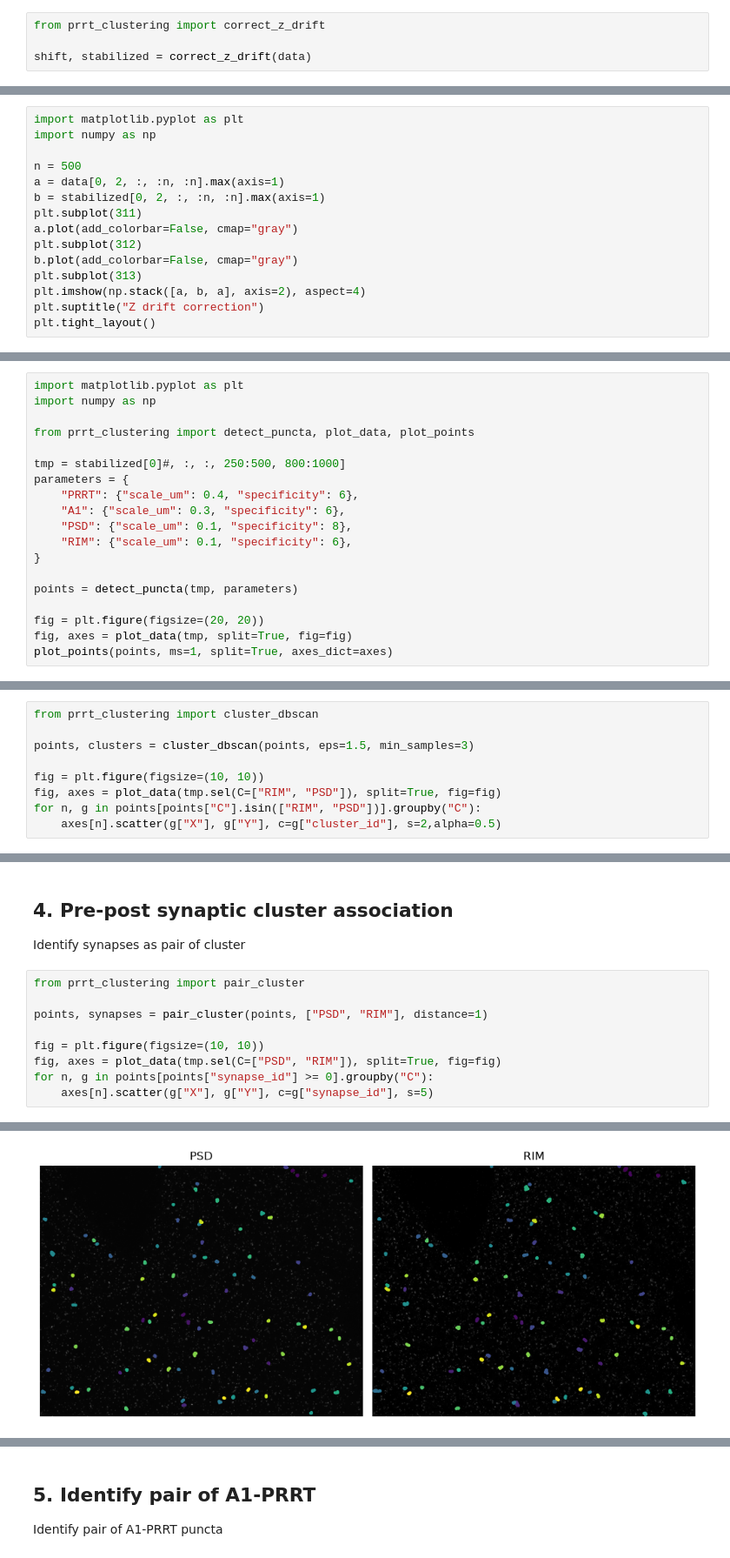
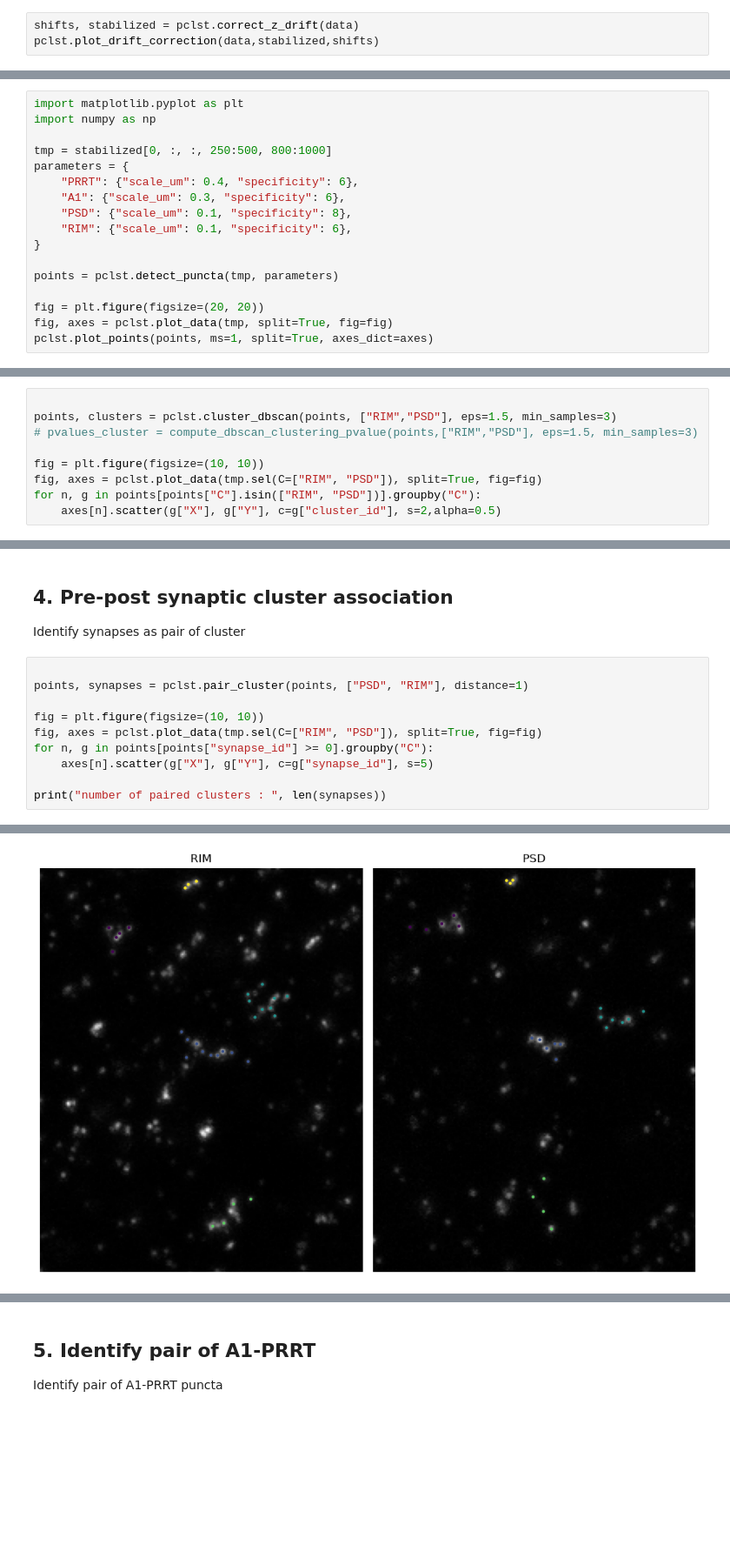
Before and after one commit to jboulanger/synex, a Jupyter notebook: notebooks/Analysis.ipynb, the cells around one changed output, grey strips where cells are left out. Shown at 87% size. Drawn from its saved outputs; the diff is of its cells as text; blank space fills up the shorter version.

```diff
--- a/notebooks/Analysis.ipynb
+++ b/notebooks/Analysis.ipynb
@@ -21,6 +23,5 @@ v.add_image(image.data, channel_axis=1, name=channels)
 # %% [markdown]
 # 2. Drift correction
 # %%
-from prrt_clustering import correct_z_drift
-
-shift, stabilized = correct_z_drift(data)
+shifts, stabilized = pclst.correct_z_drift(data)
+pclst.plot_drift_correction(data,stabilized,shifts)
@@ -35,16 +30 @@ plt.ylabel("shift [um]")
-# %%
-import matplotlib.pyplot as plt
-import numpy as np
-
-n = 500
-a = data[0, 2, :, :n, :n].max(axis=1)
-b = stabilized[0, 2, :, :n, :n].max(axis=1)
-plt.subplot(311)
-a.plot(add_colorbar=False, cmap="gray")
-plt.subplot(312)
-b.plot(add_colorbar=False, cmap="gray")
-plt.subplot(313)
-plt.imshow(np.stack([a, b, a], axis=2), aspect=4)
-plt.suptitle("Z drift correction")
-plt.tight_layout()
 # %%
@@ -60,9 +37,7 @@ plt.tight_layout()
 import matplotlib.pyplot as plt
 import numpy as np
 
-from prrt_clustering import detect_puncta, plot_data, plot_points
-
-tmp = stabilized[0]#, :, :, 250:500, 800:1000]
+tmp = stabilized[0, :, :, 250:500, 800:1000]
 parameters = {
     "PRRT": {"scale_um": 0.4, "specificity": 6},
     "A1": {"scale_um": 0.3, "specificity": 6},
@@ -70,11 +45,11 @@ parameters = {
     "RIM": {"scale_um": 0.1, "specificity": 6},
 }
 
-points = detect_puncta(tmp, parameters)
+points = pclst.detect_puncta(tmp, parameters)
 
 fig = plt.figure(figsize=(20, 20))
-fig, axes = plot_data(tmp, split=True, fig=fig)
-plot_points(points, ms=1, split=True, axes_dict=axes)
+fig, axes = pclst.plot_data(tmp, split=True, fig=fig)
+pclst.plot_points(points, ms=1, split=True, axes_dict=axes)
 # %% [output]
 (<Figure size 2000x2000 with 4 Axes>,
  {'A1': <Axes: title={'center': 'A1'}>,
@@ -98,12 +73,12 @@ for n, pts in points.groupby("C"):
 ## 3. Clustering of RIM and PSD channels
 Cluster points to identify potential synapses.
 # %%
-from prrt_clustering import cluster_dbscan
 
-points, clusters = cluster_dbscan(points, eps=1.5, min_samples=3)
+points, clusters = pclst.cluster_dbscan(points, ["RIM","PSD"], eps=1.5, min_samples=3)
+# pvalues_cluster = compute_dbscan_clustering_pvalue(points,["RIM","PSD"], eps=1.5, min_samples=3)
 
 fig = plt.figure(figsize=(10, 10))
-fig, axes = plot_data(tmp.sel(C=["RIM", "PSD"]), split=True, fig=fig)
+fig, axes = pclst.plot_data(tmp.sel(C=["RIM", "PSD"]), split=True, fig=fig)
 for n, g in points[points["C"].isin(["RIM", "PSD"])].groupby("C"):
     axes[n].scatter(g["X"], g["Y"], c=g["cluster_id"], s=2,alpha=0.5)
 # %% [output]
@@ -112,12 +88,13 @@ NameError: name 'points' is not defined
 ## 4. Pre-post synaptic cluster association
 Identify synapses as pair of cluster
 # %%
-from prrt_clustering import pair_cluster
 
-points, synapses = pair_cluster(points, ["PSD", "RIM"], distance=1)
+points, synapses = pclst.pair_cluster(points, ["PSD", "RIM"], distance=1)
 
 fig = plt.figure(figsize=(10, 10))
-fig, axes = plot_data(tmp.sel(C=["PSD", "RIM"]), split=True, fig=fig)
+fig, axes = pclst.plot_data(tmp.sel(C=["RIM", "PSD"]), split=True, fig=fig)
 for n, g in points[points["synapse_id"] >= 0].groupby("C"):
     axes[n].scatter(g["X"], g["Y"], c=g["synapse_id"], s=5)
+
+print("number of paired clusters : ", len(synapses))
 # %% [output]
@@ -124 +102 @@ for n, g in points[points["synapse_id"] >= 0].groupby("C"):
-[figure, old version]
+[figure, new version]
```
Also changed, not shown: parts of 15 cells of this notebook, 14 other files.
